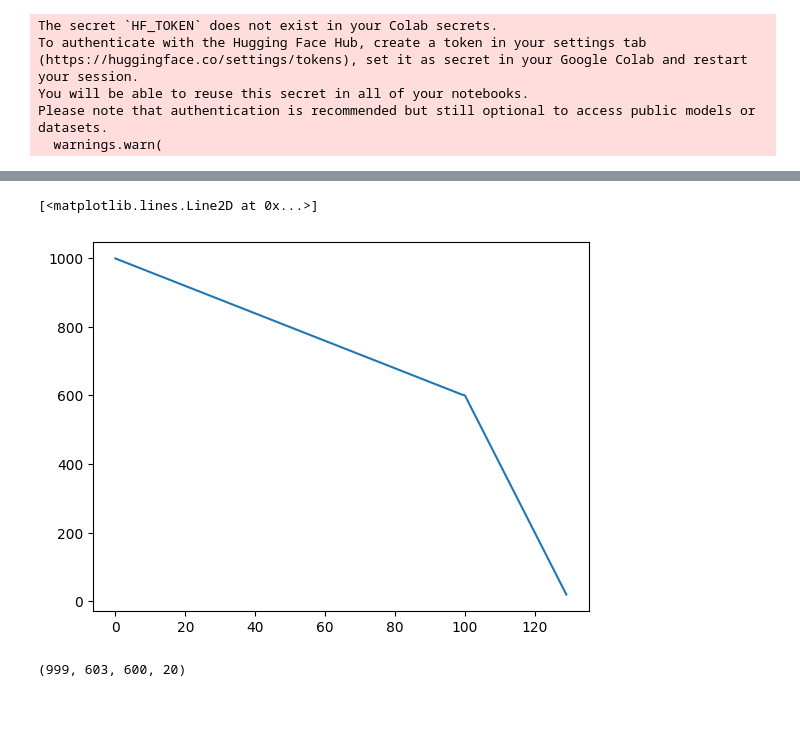
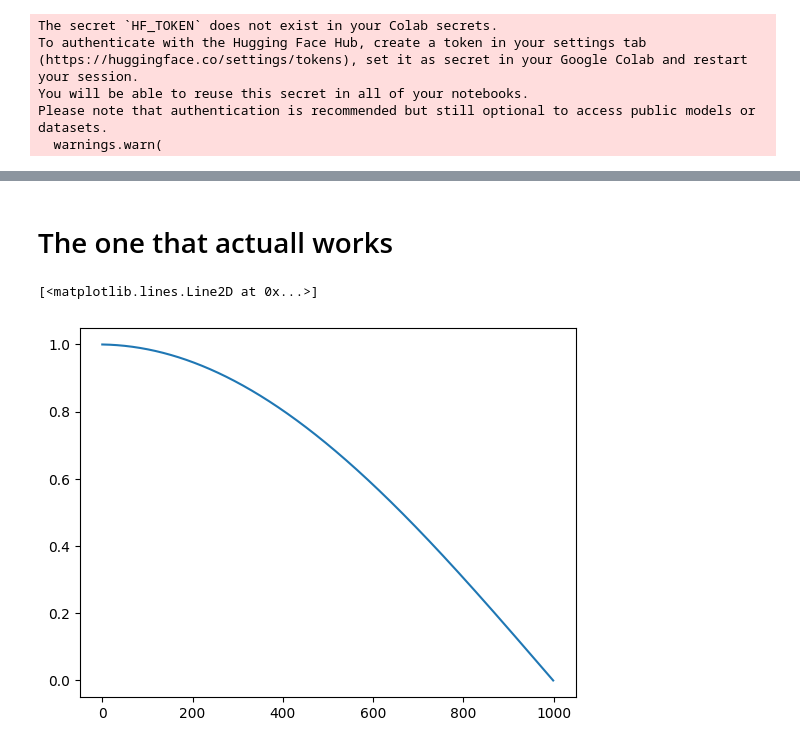
Before and after one commit to pranay8297/DDPM-DDIM-Karras, a Jupyter notebook: DDIM_LinearSchedule.ipynb, the cells around one changed output, grey strips where cells are left out. Drawn from its saved outputs; the diff is of its cells as text; code cells hidden in the pictures; blank space fills up the shorter version.

```diff
--- a/DDIM_LinearSchedule.ipynb
+++ b/DDIM_LinearSchedule.ipynb
@@ -509,12 +509,9 @@ def noisify_img(cb_obj, x_0):
   noise = torch.randn(x_0.shape, device = device)
   ts = torch.randint(0, cb_obj.n_steps, size = (n,), device = device, dtype = torch.long)
 
-  if cb_obj.alpha_bar.device != device:
-    cb_obj.alpha_bar = cb_obj.alpha_bar.to(device)
-    cb_obj.beta_bar = cb_obj.beta_bar.to(device)
-
+  if cb_obj.alpha_bar.device != device: cb_obj.alpha_bar = cb_obj.alpha_bar.to(device)
   c1 = cb_obj.alpha_bar[ts].sqrt()[:, None, None, None].to(device)
-  c2 = (cb_obj.beta_bar[ts]).sqrt()[:, None, None, None].to(device)
+  c2 = (1 - cb_obj.alpha_bar[ts]).sqrt()[:, None, None, None].to(device)
   x_t = c1*x_0 + c2*noise
 
   return (x_t, ts), noise
@@ -525,7 +522,6 @@ class DDIM_Linear_SD(Callback):
     fc.store_attr()
 
     self.alpha_bar = 1 - torch.linspace(0, 1., n_steps) ** 2
-    self.beta_bar = torch.linspace(0, 1., n_steps)**2 # (1 - cum_prod(alpha))**2
     self.gammas = torch.linspace(0, 0.1, n_steps)
 
   def before_batch(self, learn):
@@ -576,11 +556,2 @@ torch.save(learner.model, mdl_path/'ddim_linear_noise_sd_trained_12_ep.pkl')
-# %%
-plt.plot(list(range(999, 600, -4)) + list(range(600, 0, -20)))
-# %% [output]
-[<matplotlib.lines.Line2D at 0x...>]
-[figure, removed]
-# %%
-a = list(range(999, 600, -4))
-b = list(range(600, 0, -20))
-a[0], a[-1], b[0], b[-1]
-# %% [output]
-(999, 603, 600, 20)
+# %% [markdown]
+# The one that actuall works
@@ -586,0 +604,6 @@ a[0], a[-1], b[0], b[-1]
+# %%
+cb = DDPMPrepV2()
+plt.plot(cb.alpha_bar.sqrt()) # cool
+# %% [output]
+[<matplotlib.lines.Line2D at 0x...>]
+[figure, added]
```
Also changed, not shown: parts of 14 cells of this notebook.
